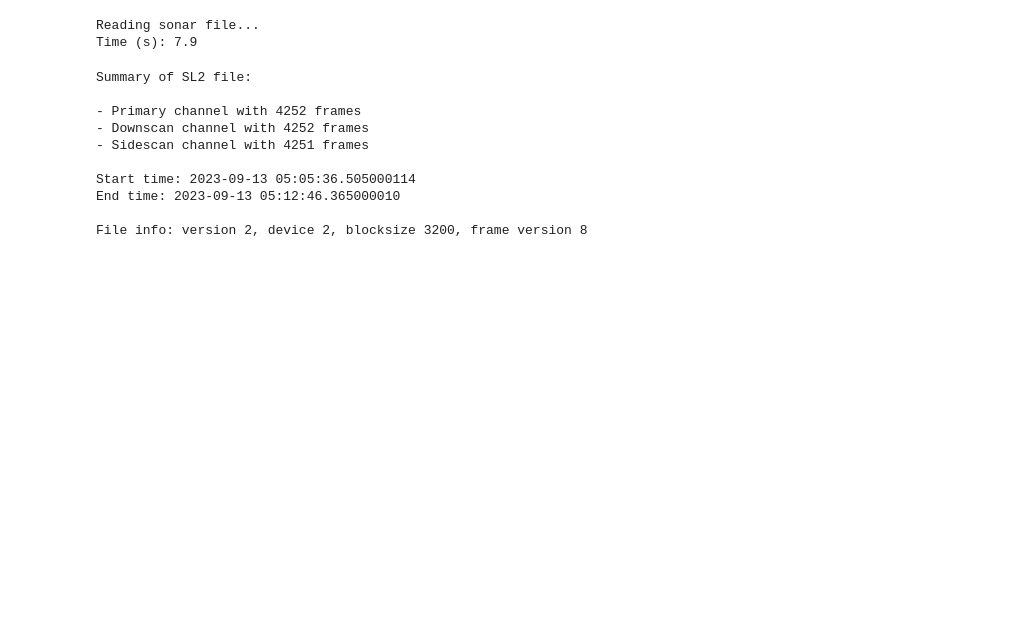
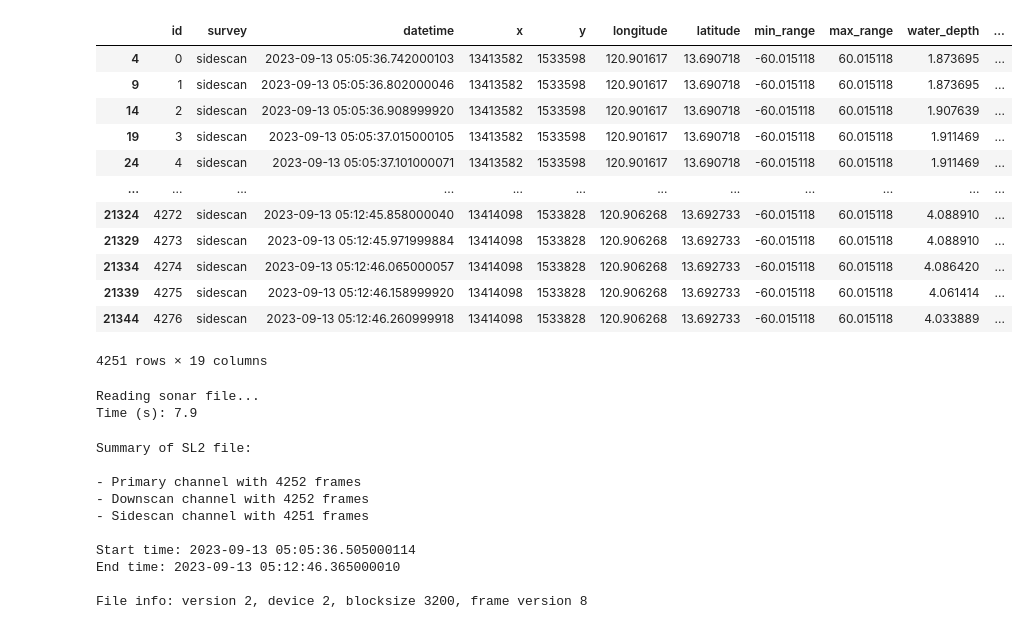
Before and after one commit to louisfacun/lowrance-sonar-data-explorer, a Jupyter notebook: notebooks/run_sonarlight.ipynb, the cells around one changed output. Saved outputs shown, nothing was run; the diff lists cells and outputs as text; code cells hidden in the pictures; blank space fills up the shorter version.

```diff
--- a/run_sonarlight.ipynb
+++ b/notebooks/run_sonarlight.ipynb
@@ -6,6 +6,22 @@ import pandas as pd
 import rasterio as rio
 from PIL import Image
 import time
+# %%
+sonar.df.query(f"survey == 'sidescan'")
+# %% [output]
+|  | id | survey | datetime | x | y | longitude | latitude | min_range | max_range | water_depth | ... |
+| 4 | 0 | sidescan | 2023-09-13 05:05:36.742000103 | 13413582 | 1533598 | 120.901617 | 13.690718 | -60.015118 | 60.015118 | 1.873695 | ... |
+| 9 | 1 | sidescan | 2023-09-13 05:05:36.802000046 | 13413582 | 1533598 | 120.901617 | 13.690718 | -60.015118 | 60.015118 | 1.873695 | ... |
+| 14 | 2 | sidescan | 2023-09-13 05:05:36.908999920 | 13413582 | 1533598 | 120.901617 | 13.690718 | -60.015118 | 60.015118 | 1.907639 | ... |
+| 19 | 3 | sidescan | 2023-09-13 05:05:37.015000105 | 13413582 | 1533598 | 120.901617 | 13.690718 | -60.015118 | 60.015118 | 1.911469 | ... |
+| 24 | 4 | sidescan | 2023-09-13 05:05:37.101000071 | 13413582 | 1533598 | 120.901617 | 13.690718 | -60.015118 | 60.015118 | 1.911469 | ... |
+| ... | ... | ... | ... | ... | ... | ... | ... | ... | ... | ... | ... |
+| 21324 | 4272 | sidescan | 2023-09-13 05:12:45.858000040 | 13414098 | 1533828 | 120.906268 | 13.692733 | -60.015118 | 60.015118 | 4.088910 | ... |
+| 21329 | 4273 | sidescan | 2023-09-13 05:12:45.971999884 | 13414098 | 1533828 | 120.906268 | 13.692733 | -60.015118 | 60.015118 | 4.088910 | ... |
+| 21334 | 4274 | sidescan | 2023-09-13 05:12:46.065000057 | 13414098 | 1533828 | 120.906268 | 13.692733 | -60.015118 | 60.015118 | 4.086420 | ... |
+| 21339 | 4275 | sidescan | 2023-09-13 05:12:46.158999920 | 13414098 | 1533828 | 120.906268 | 13.692733 | -60.015118 | 60.015118 | 4.061414 | ... |
+| 21344 | 4276 | sidescan | 2023-09-13 05:12:46.260999918 | 13414098 | 1533828 | 120.906268 | 13.692733 | -60.015118 | 60.015118 | 4.033889 | ... |
+4251 rows × 19 columns
 # %%
 # config
 resolution = 0.02 # Specify an output pixel resolution [in meters] "0.02m per pixel"
```
Also changed, not shown: 11 other files.
